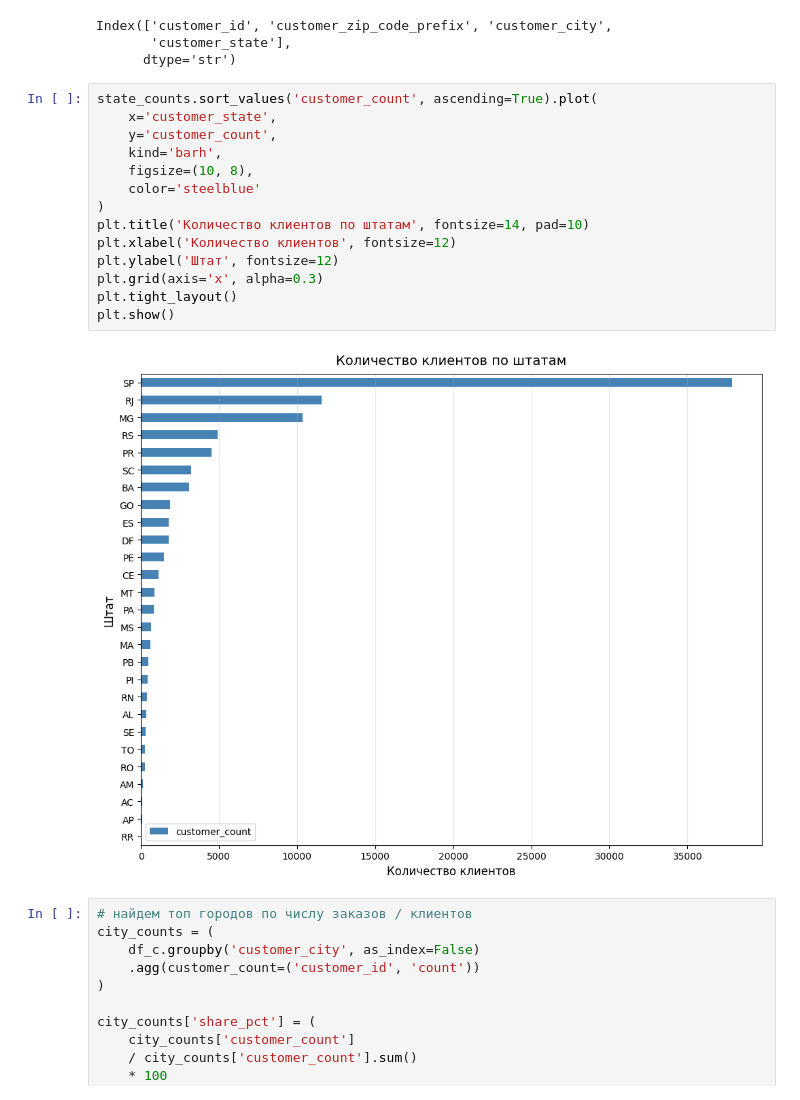
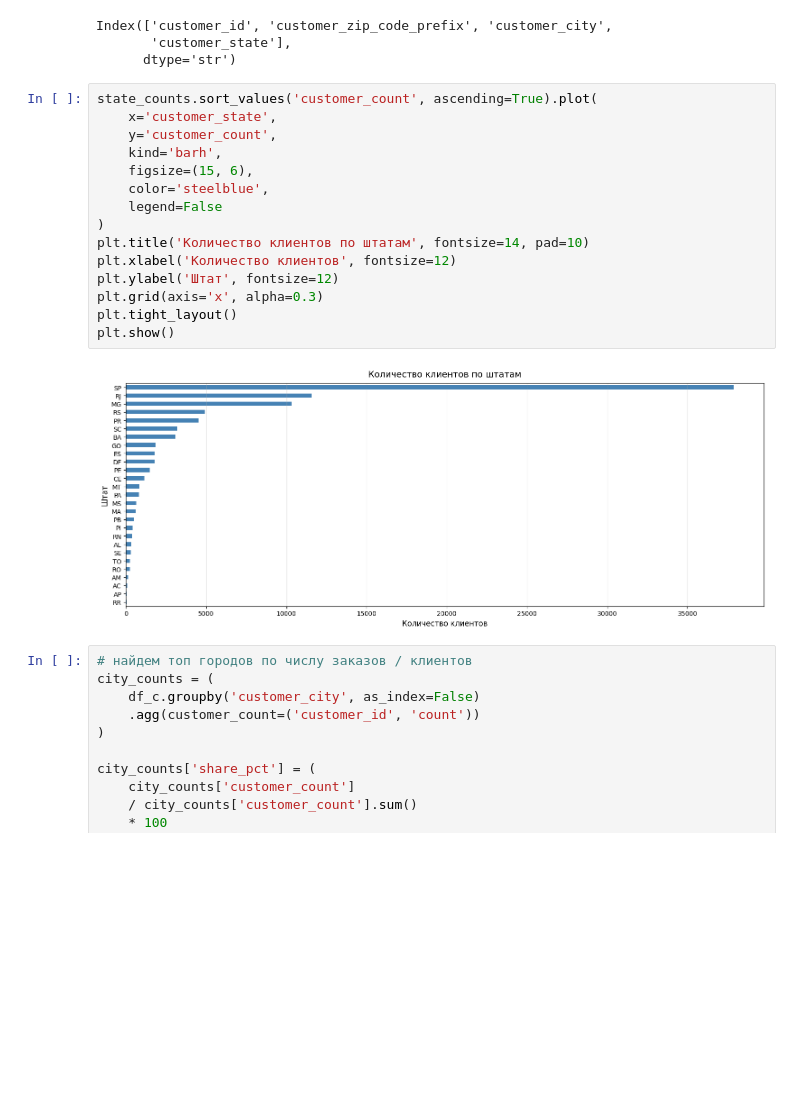
Before and after one commit to mkudim/Exploratory_data_analysis_EDA, a Jupyter notebook: Ecom_orders_supply/EDA/EDA_customers.ipynb, the cells around one changed output. Saved outputs shown, nothing was run; the diff lists cells and outputs as text; blank space fills up the shorter version.

```diff
--- a/Ecom_orders_supply/EDA/EDA_customers.ipynb
+++ b/Ecom_orders_supply/EDA/EDA_customers.ipynb
@@ -244,19 +244,20 @@ Index(['customer_id', 'customer_zip_code_prefix', 'customer_city',
 # %%
 state_counts.sort_values('customer_count', ascending=True).plot(
     x='customer_state',
     y='customer_count',
     kind='barh',
-    figsize=(10, 8),
-    color='steelblue'
+    figsize=(15, 6),
+    color='steelblue',
+    legend=False
 )
 plt.title('Количество клиентов по штатам', fontsize=14, pad=10)
 plt.xlabel('Количество клиентов', fontsize=12)
 plt.ylabel('Штат', fontsize=12)
 plt.grid(axis='x', alpha=0.3)
 plt.tight_layout()
 plt.show()
 # %% [output]
-[figure, old version]
+[figure, new version]
 # %%
 # найдем топ городов по числу заказов / клиентов
 city_counts = (
```
